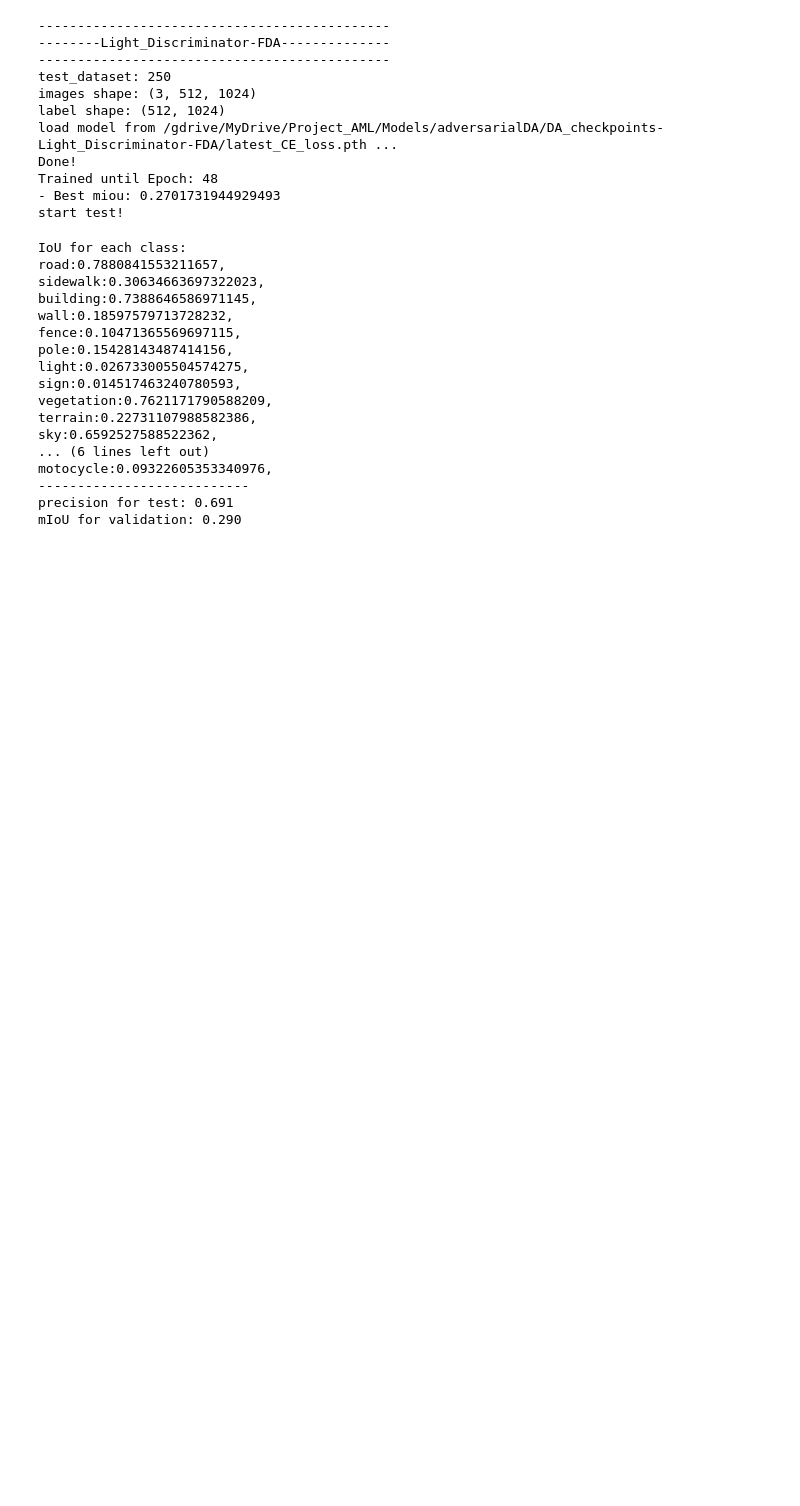
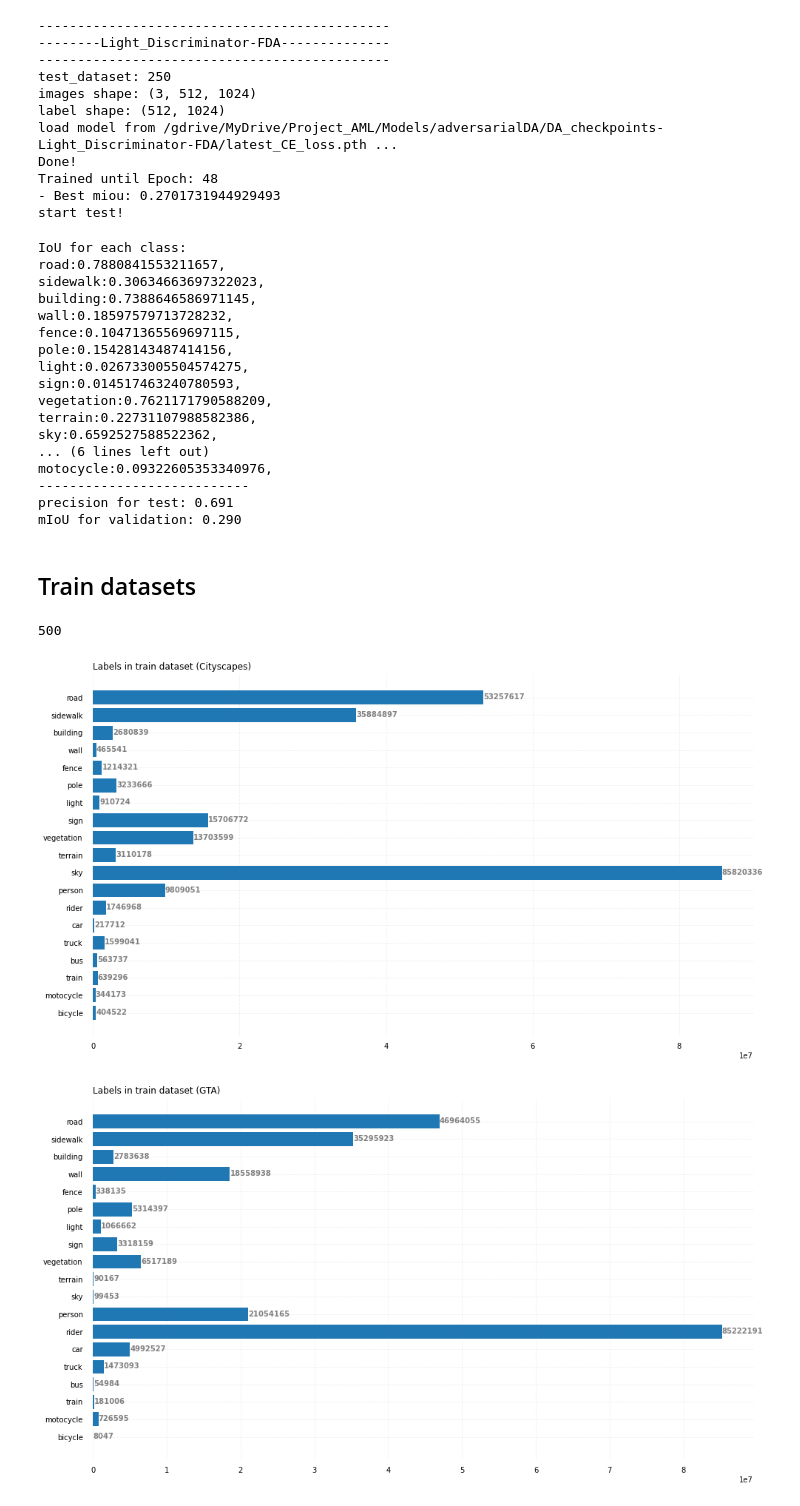
Before and after one commit to CRosero/aml-project-gpc, a Jupyter notebook: eval_model.ipynb, the cells around one changed output. Saved outputs shown, nothing was run; the diff lists cells and outputs as text; code cells hidden in the pictures; blank space fills up the shorter version.

Commit message:
labels distribution

```diff
--- a/eval_model.ipynb
+++ b/eval_model.ipynb
@@ -447,3 +447,5 @@ motocycle:0.09322605353340976,
 ---------------------------
 precision for test: 0.691
 mIoU for validation: 0.290
+# %% [markdown]
+## Train datasets
@@ -449,0 +498,45 @@ mIoU for validation: 0.290
+# %%
+from collections import Counter
+# Path
+source_data_root_path = '/content/data/GTA5' # /content/data/GTA5
+target_data_root_path = '/content/data/Cityscapes' # /content/data/Cityscapes
+source_train_path = os.path.join(source_data_root_path, "train.txt") # /content/data/GTA5/train.txt
+target_root_path = os.path.join(target_data_root_path,  "train.txt")   # /content/data/Cityscapes/train.txt
+info_path = os.path.join(source_data_root_path,  "info.json") # /content/data/GTA/info.json
+
+info_json = json.load(open(info_path))
+input_size = (1024,512)
+source_dataset = GTA5DataSet(source_data_root_path, source_train_path, info_json, crop_size=input_size) #, max_iters=args.num_steps * args.iter_size * args.batch_size)
+target_dataset = cityscapesDataSet(target_data_root_path, target_root_path, info_json, crop_size=input_size) #, max_iters=args.num_steps * args.iter_size * args.batch_size)
+
+sourceloader = data.DataLoader(source_dataset, batch_size=1, shuffle=False)
+targetloader = data.DataLoader(target_dataset, batch_size=1, shuffle=False)
+GTAloader_iter = enumerate(sourceloader)
+cityscapesloader_iter = enumerate(targetloader)
+
+cityscapes = Counter()
+GTA = Counter()
+i = 0
+tq = tqdm(total=len(sourceloader))
+while True:
+  try:
+    _ , (im_src,lbl_GTA) =next(GTAloader_iter)
+    _ , (im_trg,lbl_CS) =next(cityscapesloader_iter)
+    i +=1
+  except:
+    print(i)
+    tq.close()
+    break
+
+  cityscapes += Counter(lbl_CS.cpu().detach().numpy().flatten())
+  GTA += Counter(lbl_GTA.cpu().detach().numpy().flatten())
+  tq.update(1)
+
+del cityscapes[255]
+graph_labels(list(info_json['label']),cityscapes.values(), 'Labels in train dataset (Cityscapes)')
+del GTA[255]
+graph_labels(list(info_json['label']),GTA.values(), 'Labels in train dataset (GTA)')
+# %% [output]
+500
+[figure, added]
+[figure, added]
```
Also changed, not shown: parts of 3 cells of this notebook.
